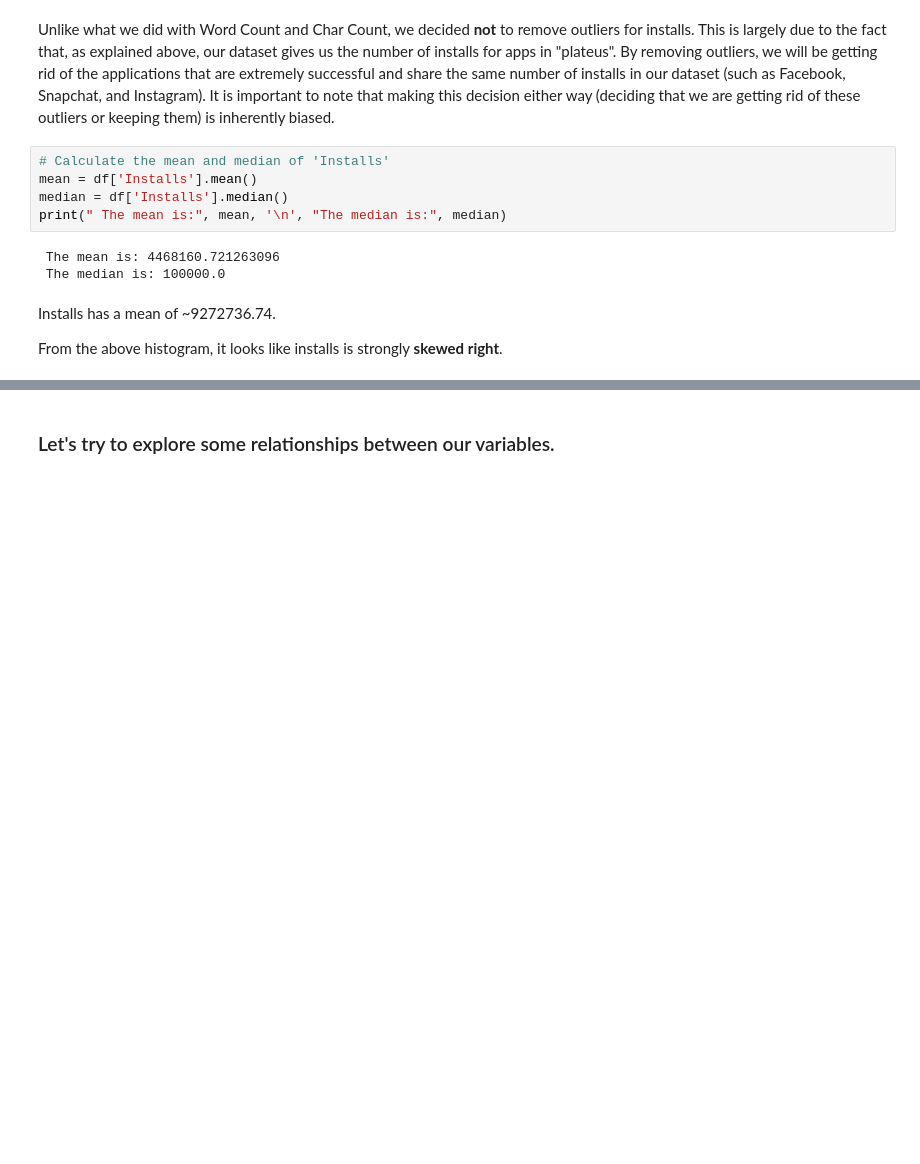
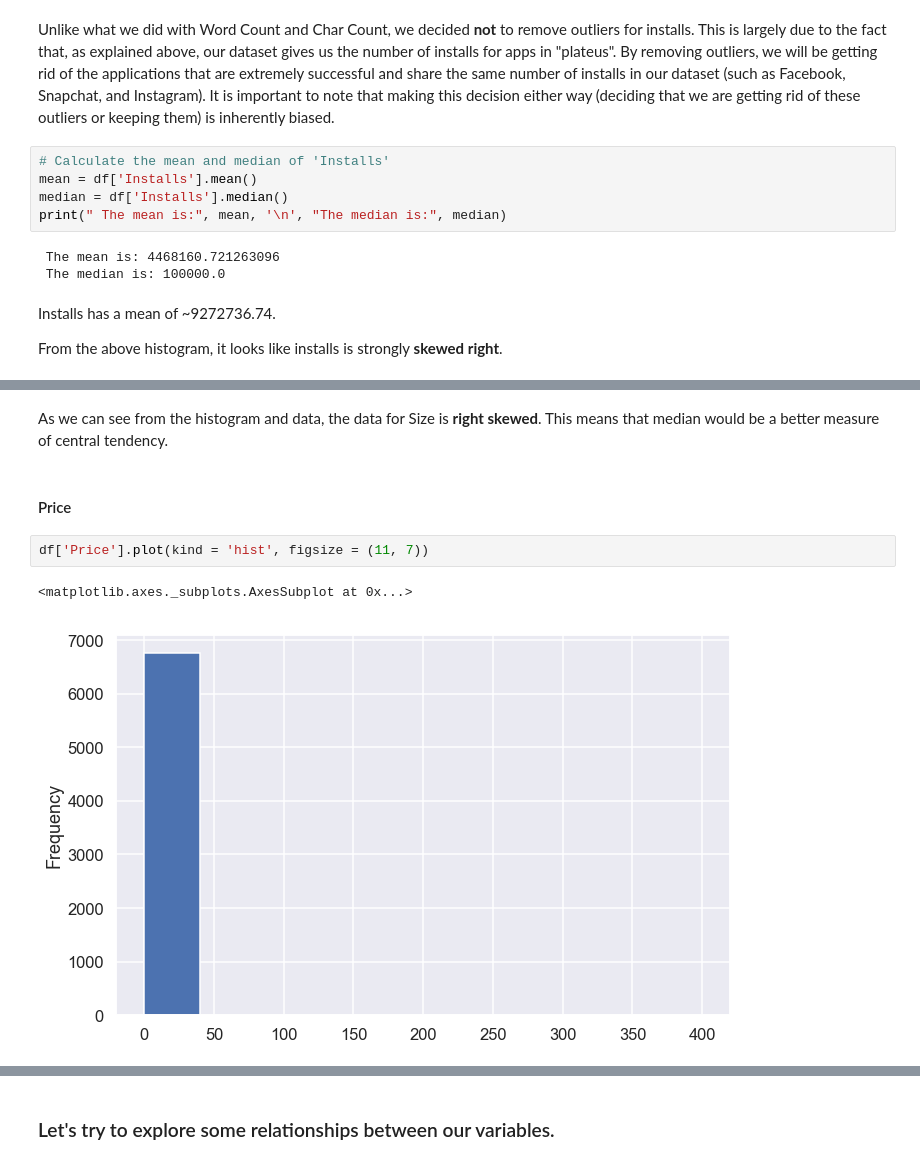
Before and after one commit to Titan-Ngo/COGS108_Repo, a Jupyter notebook: FinalProject.ipynb, the cells around one changed output, grey strips where cells are left out. Cells and saved outputs as stored; diff of their text form; blank space fills up the shorter version.

```diff
--- a/FinalProject.ipynb
+++ b/FinalProject.ipynb
@@ -526,0 +579,9 @@ From the above histogram, it looks like installs is strongly __skewed right__.
+# %% [markdown]
+As we can see from the histogram and data, the data for Size is __right skewed__. This means that median would be a better measure of central tendency.
+# %% [markdown]
+#### Price
+# %%
+df['Price'].plot(kind = 'hist', figsize = (11, 7))
+# %% [output]
+<matplotlib.axes._subplots.AxesSubplot at 0x...>
+[figure, added]
```
Also changed, not shown: parts of 34 cells of this notebook.
